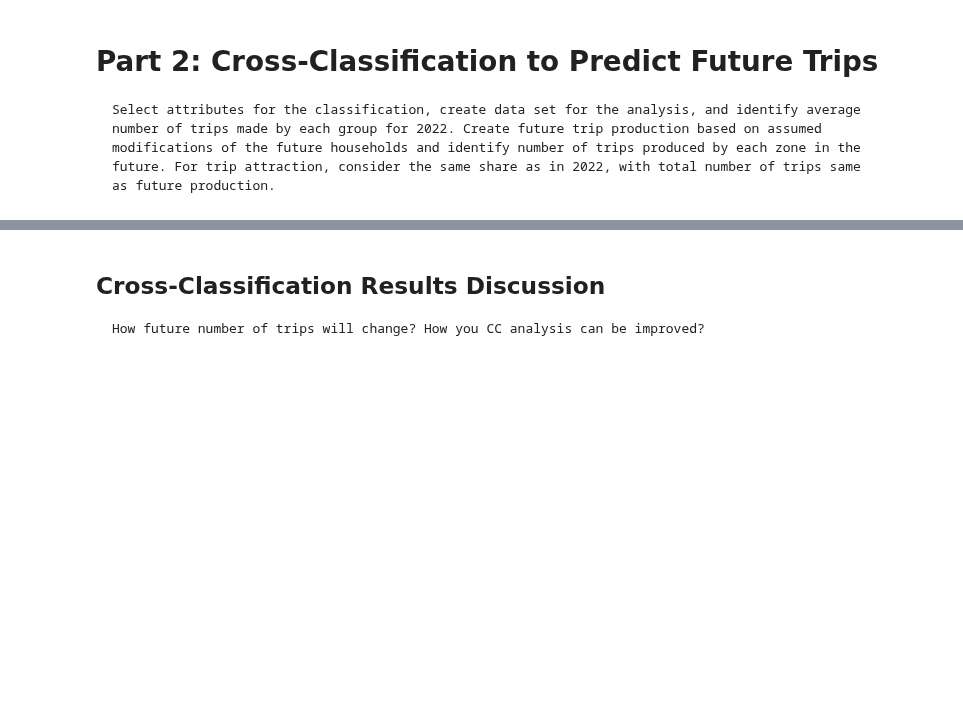
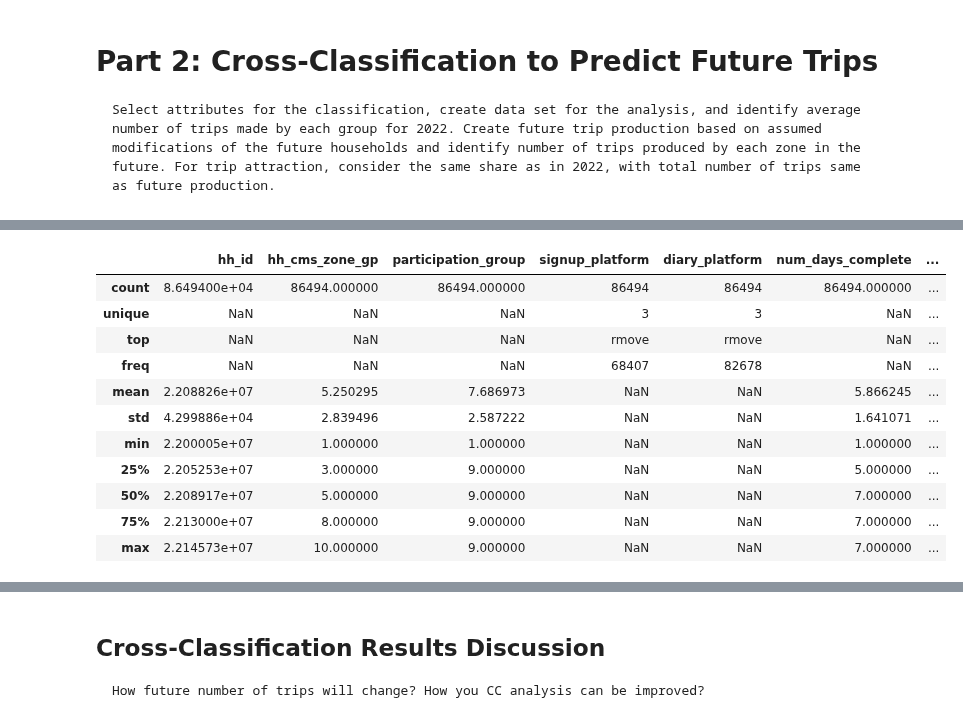
Before and after one commit to WenlongL1/CIE-539-Project, a Jupyter notebook: part2.ipynb, the cells around one changed output, grey strips where cells are left out. Drawn from its saved outputs; the diff is of its cells as text; code cells hidden in the pictures; blank space fills up the shorter version.

```diff
--- a/part2.ipynb
+++ b/part2.ipynb
@@ -32,0 +87,16 @@ pd.set_option('display.max_columns', None)
+# %%
+dht = pd.merge(dhhl, dtrp, on = 'hh_id', how = 'outer')
+dht.describe(include='all')
+# %% [output]
+|  | hh_id | hh_cms_zone_gp | participation_group | signup_platform | diary_platform | num_days_complete | ... |
+| count | 8.649400e+04 | 86494.000000 | 86494.000000 | 86494 | 86494 | 86494.000000 | ... |
+| unique | NaN | NaN | NaN | 3 | 3 | NaN | ... |
+| top | NaN | NaN | NaN | rmove | rmove | NaN | ... |
+| freq | NaN | NaN | NaN | 68407 | 82678 | NaN | ... |
+| mean | 2.208826e+07 | 5.250295 | 7.686973 | NaN | NaN | 5.866245 | ... |
+| std | 4.299886e+04 | 2.839496 | 2.587222 | NaN | NaN | 1.641071 | ... |
+| min | 2.200005e+07 | 1.000000 | 1.000000 | NaN | NaN | 1.000000 | ... |
+| 25% | 2.205253e+07 | 3.000000 | 9.000000 | NaN | NaN | 5.000000 | ... |
+| 50% | 2.208917e+07 | 5.000000 | 9.000000 | NaN | NaN | 7.000000 | ... |
+| 75% | 2.213000e+07 | 8.000000 | 9.000000 | NaN | NaN | 7.000000 | ... |
+| max | 2.214573e+07 | 10.000000 | 9.000000 | NaN | NaN | 7.000000 | ... |
```
Also changed, not shown: parts of 5 cells of this notebook.
